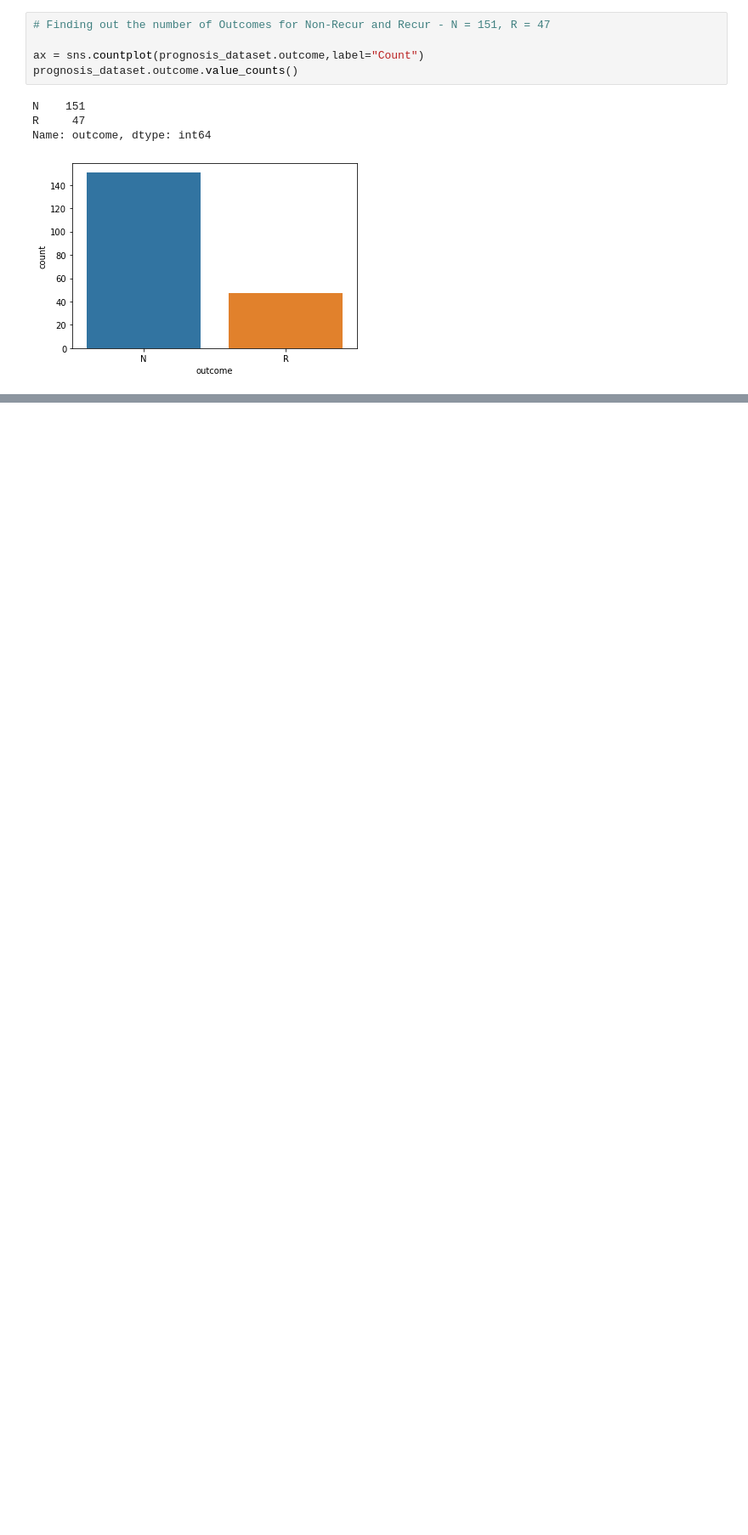
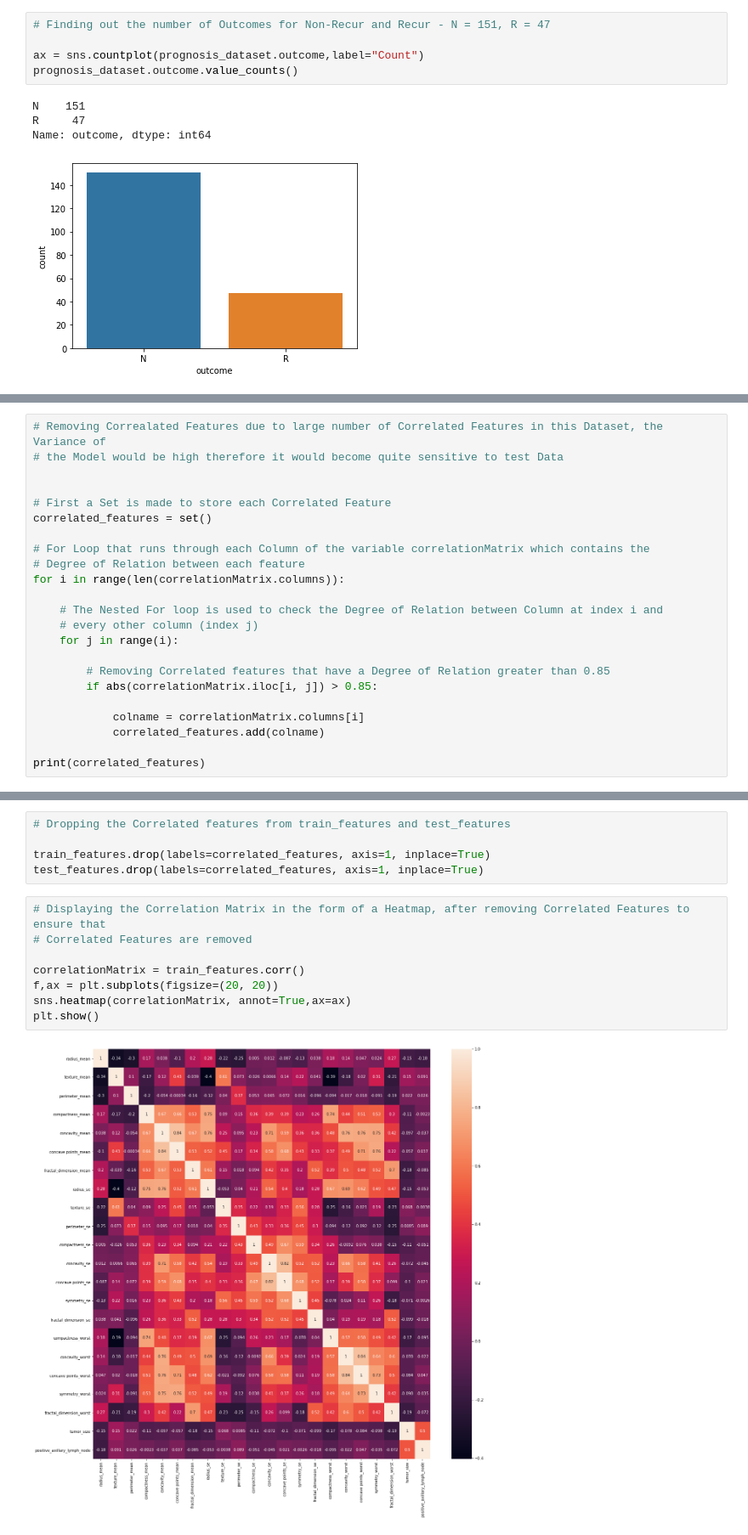
Before and after one commit to Ammar-Raneez/ONCO, a Jupyter notebook: Breast_Cancer_Prognosis.ipynb, the cells around one changed output, grey strips where cells are left out. Shown at 85% size. Saved outputs shown, nothing was run; the diff lists cells and outputs as text; blank space fills up the shorter version.

```diff
--- a/Breast_Cancer_Prognosis.ipynb
+++ b/Breast_Cancer_Prognosis.ipynb
@@ -123,0 +164,23 @@ Name: outcome, dtype: int64
+# %%
+# Removing Correalated Features due to large number of Correlated Features in this Dataset, the Variance of
+# the Model would be high therefore it would become quite sensitive to test Data
+
+
+# First a Set is made to store each Correlated Feature
+correlated_features = set()
+
+# For Loop that runs through each Column of the variable correlationMatrix which contains the
+# Degree of Relation between each feature
+for i in range(len(correlationMatrix.columns)):
+
+    # The Nested For loop is used to check the Degree of Relation between Column at index i and
+    # every other column (index j)
+    for j in range(i):
+
+        # Removing Correlated features that have a Degree of Relation greater than 0.85
+        if abs(correlationMatrix.iloc[i, j]) > 0.85:
+
+            colname = correlationMatrix.columns[i]
+            correlated_features.add(colname)
+
+print(correlated_features)
@@ -123,0 +189,15 @@ Name: outcome, dtype: int64
+# %%
+# Dropping the Correlated features from train_features and test_features
+
+train_features.drop(labels=correlated_features, axis=1, inplace=True)
+test_features.drop(labels=correlated_features, axis=1, inplace=True)
+# %%
+# Displaying the Correlation Matrix in the form of a Heatmap, after removing Correlated Features to ensure that
+# Correlated Features are removed
+
+correlationMatrix = train_features.corr()
+f,ax = plt.subplots(figsize=(20, 20))
+sns.heatmap(correlationMatrix, annot=True,ax=ax)
+plt.show()
+# %% [output]
+[figure, added]
```
Also changed, not shown: parts of 4 cells of this notebook.
